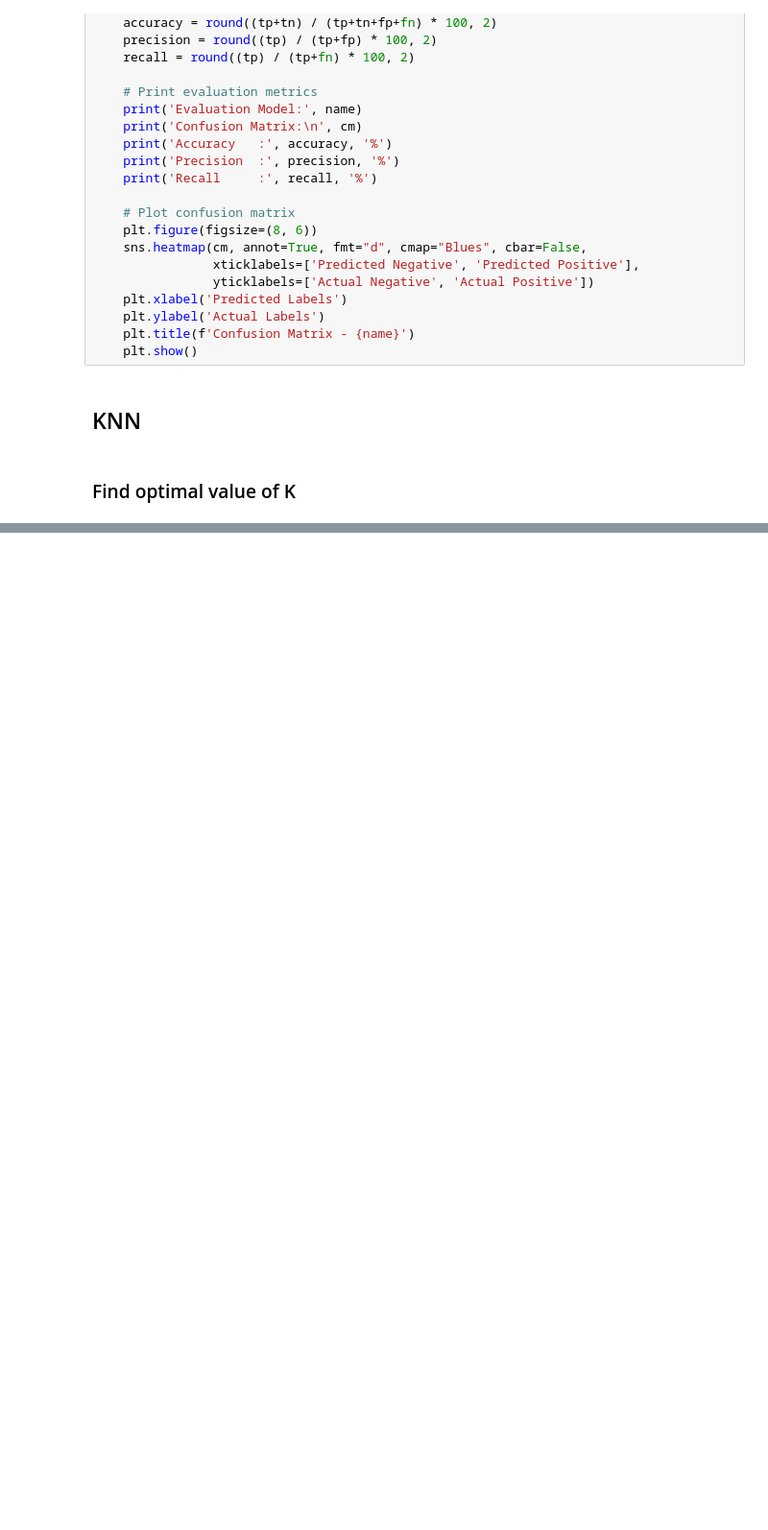
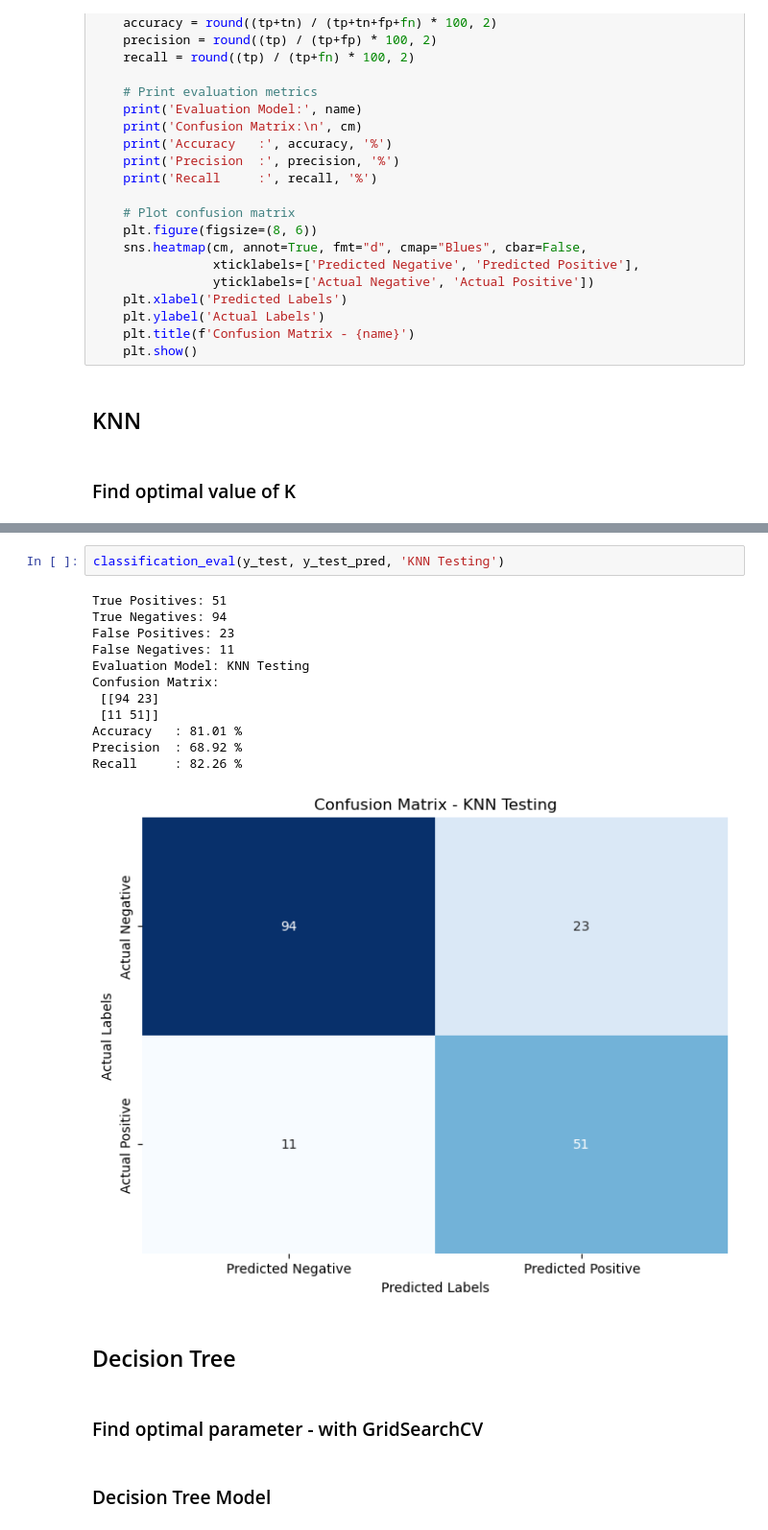
Before and after one commit to KhadafiZubaidiDev/my-projects, a Jupyter notebook: model-explanation/main.ipynb, the cells around one changed output, grey strips where cells are left out. Shown: that part at 96% size. Saved outputs shown, nothing was run; the diff lists cells and outputs as text; blank space fills up the shorter version.

```diff
--- a/model-explanation/main.ipynb
+++ b/model-explanation/main.ipynb
@@ -220,0 +270,21 @@ def classification_eval(aktual, prediksi, name):
+# %%
+classification_eval(y_test, y_test_pred, 'KNN Testing')
+# %% [output]
+True Positives: 51
+True Negatives: 94
+False Positives: 23
+False Negatives: 11
+Evaluation Model: KNN Testing
+Confusion Matrix:
+ [[94 23]
+ [11 51]]
+Accuracy   : 81.01 %
+Precision  : 68.92 %
+Recall     : 82.26 %
+[figure, added]
+# %% [markdown]
+## Decision Tree
+# %% [markdown]
+### Find optimal parameter - with GridSearchCV
+# %% [markdown]
+### Decision Tree Model
```
Also changed, not shown: parts of 9 cells of this notebook.
